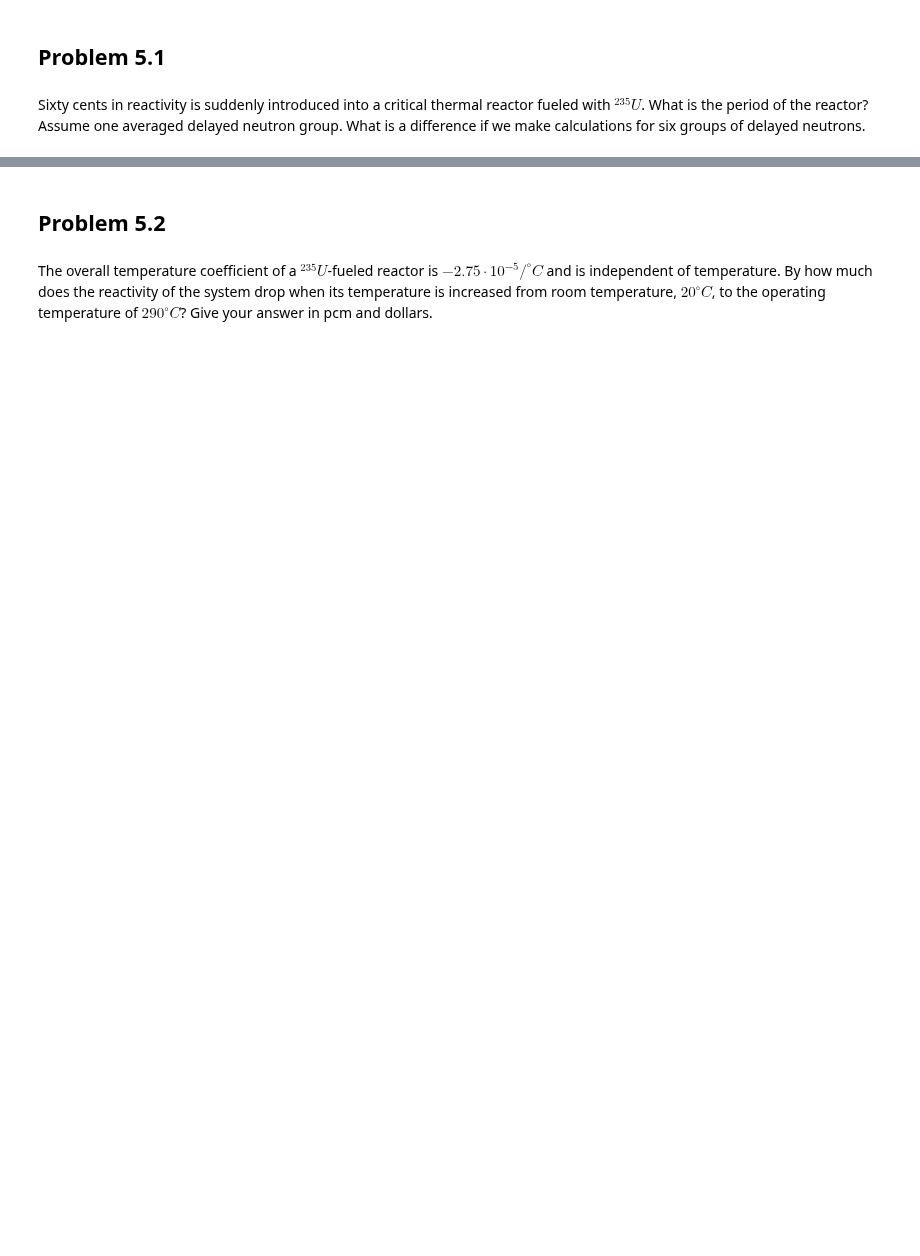
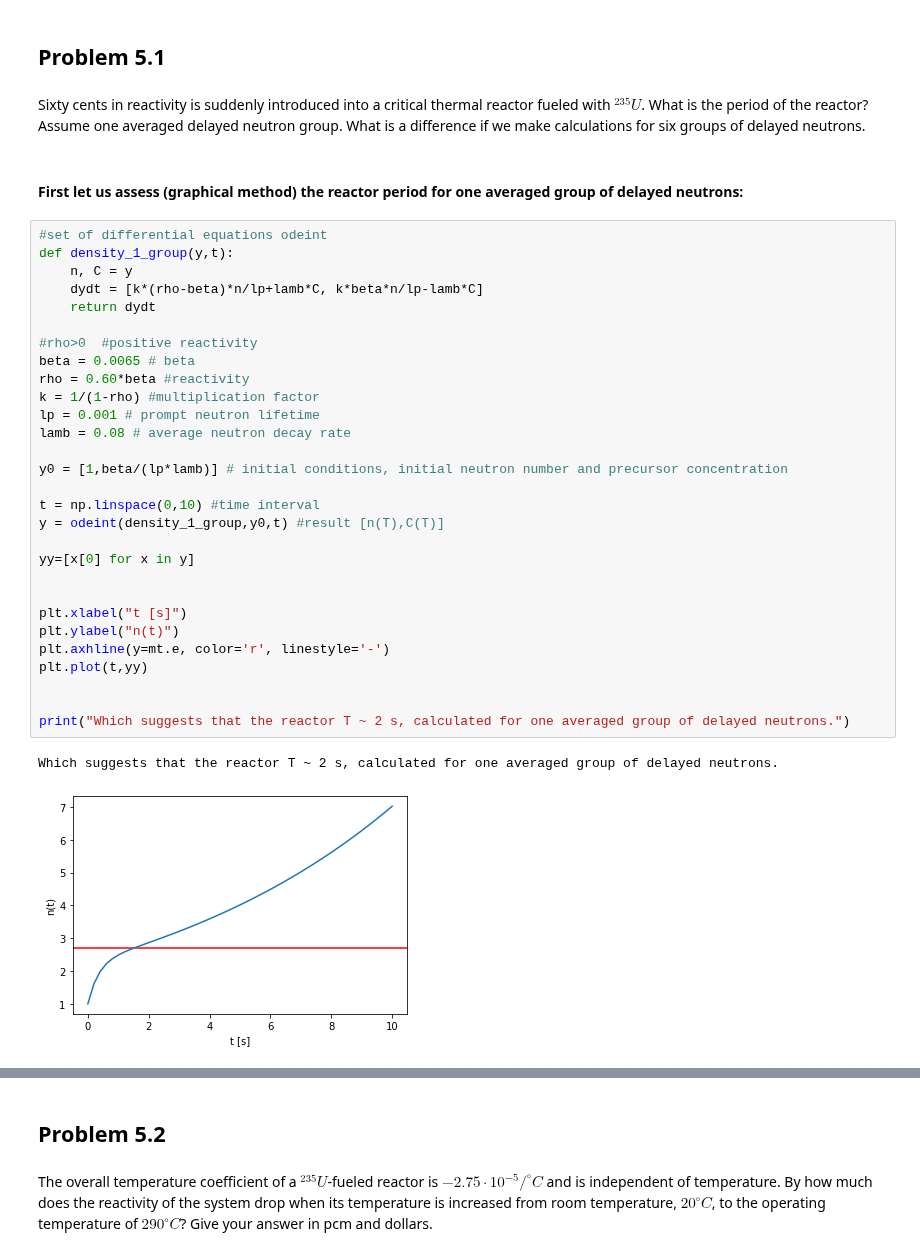
Before and after one commit to kmiec96/Nuclear, a Jupyter notebook: set2.ipynb, the cells around one changed output, grey strips where cells are left out. Drawn from its saved outputs; the diff is of its cells as text; blank space fills up the shorter version.

```diff
--- a/set2.ipynb
+++ b/set2.ipynb
@@ -641,3 +864,37 @@ period? $^{235}U$-fueled reactor on what period?
 Sixty cents in reactivity is suddenly introduced into a critical thermal reactor fueled with $^{235}U$.
 What is the period of the reactor? Assume one averaged delayed neutron group. What is a
 difference if we make calculations for six groups of delayed neutrons.
+# %% [markdown]
+#### First let us assess (graphical method) the reactor period for one averaged group of delayed neutrons:
+# %%
+#set of differential equations odeint
+def density_1_group(y,t):
+    n, C = y
+    dydt = [k*(rho-beta)*n/lp+lamb*C, k*beta*n/lp-lamb*C]
+    return dydt
+
+#rho>0  #positive reactivity
+beta = 0.0065 # beta
+rho = 0.60*beta #reactivity
+k = 1/(1-rho) #multiplication factor
+lp = 0.001 # prompt neutron lifetime
+lamb = 0.08 # average neutron decay rate
+
+y0 = [1,beta/(lp*lamb)] # initial conditions, initial neutron number and precursor concentration
+
+t = np.linspace(0,10) #time interval
+y = odeint(density_1_group,y0,t) #result [n(T),C(T)]
+
+yy=[x[0] for x in y]
+
+
+plt.xlabel("t [s]")
+plt.ylabel("n(t)")
+plt.axhline(y=mt.e, color='r', linestyle='-')
+plt.plot(t,yy)
+
+
+print("Which suggests that the reactor T ~ 2 s, calculated for one averaged group of delayed neutrons.")
+# %% [output]
+Which suggests that the reactor T ~ 2 s, calculated for one averaged group of delayed neutrons.
+[figure, added]
```
Also changed, not shown: parts of 45 cells of this notebook.
